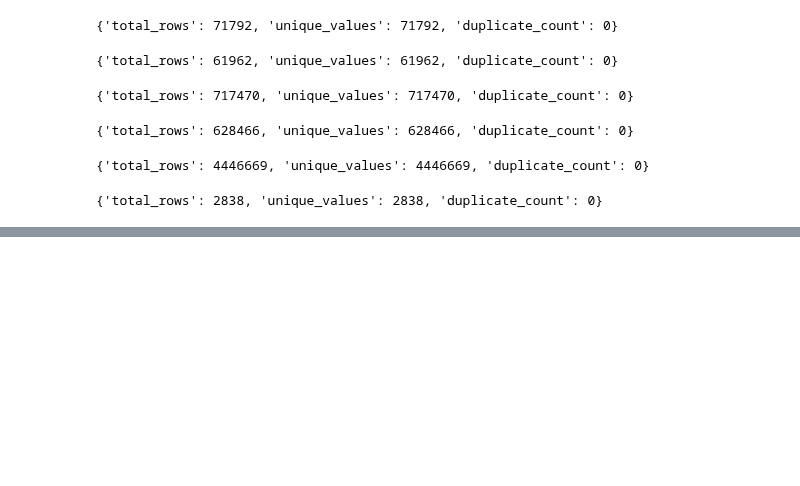
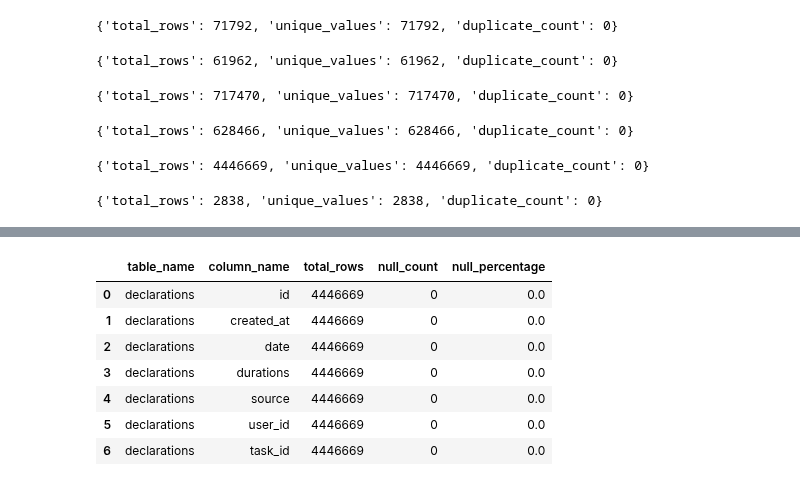
Before and after one commit to vimalraj73/Grizzley-Project-Operations-and-Resource-Utilization-Analysis, a Jupyter notebook: Main/Data Profiling.ipynb, the cells around one changed output, grey strips where cells are left out. Drawn from its saved outputs; the diff is of its cells as text; code cells hidden in the pictures; blank space fills up the shorter version.

```diff
--- a/Main/Data Profiling.ipynb
+++ b/Main/Data Profiling.ipynb
@@ -289,0 +407,11 @@ uniqueness_profile("subscriptions", "team_id")
+# %%
+missing_profile("declarations")
+# %% [output]
+|  | table_name | column_name | total_rows | null_count | null_percentage |
+| 0 | declarations | id | 4446669 | 0 | 0.0 |
+| 1 | declarations | created_at | 4446669 | 0 | 0.0 |
+| 2 | declarations | date | 4446669 | 0 | 0.0 |
+| 3 | declarations | durations | 4446669 | 0 | 0.0 |
+| 4 | declarations | source | 4446669 | 0 | 0.0 |
+| 5 | declarations | user_id | 4446669 | 0 | 0.0 |
+| 6 | declarations | task_id | 4446669 | 0 | 0.0 |
```
Also changed, not shown: parts of 10 cells of this notebook.
